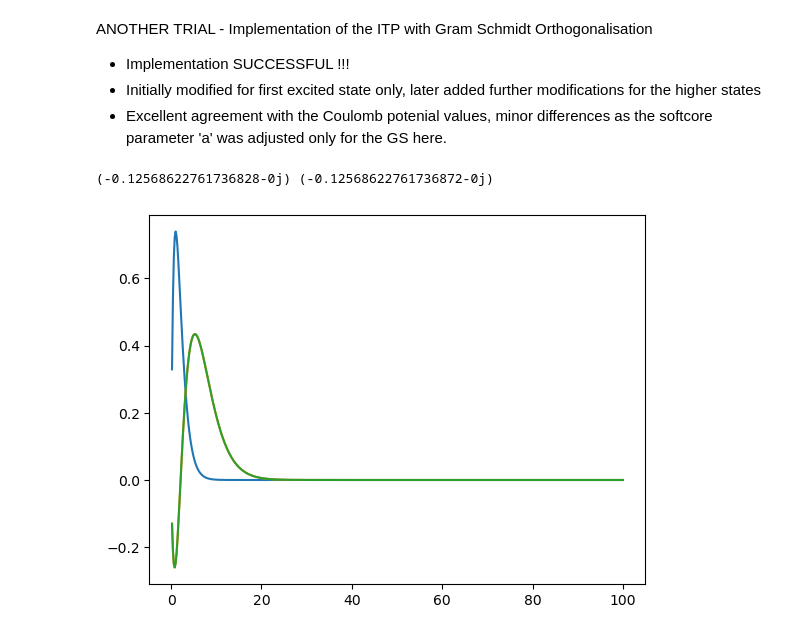
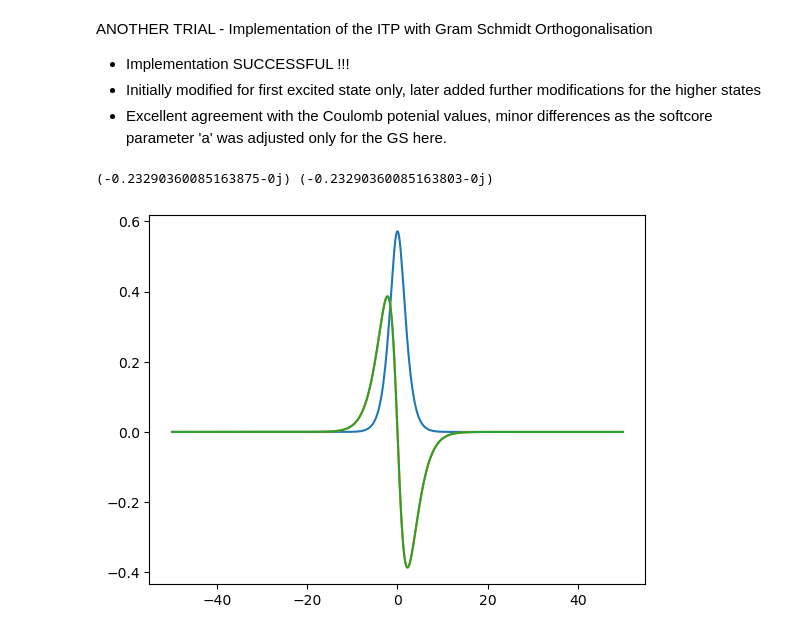
Before and after one commit to SoumyajeetMazumdar/CQMPP, a Jupyter notebook: EXAM/1_unperturbed_excited_states.ipynb, the cells around one changed output. Saved outputs shown, nothing was run; the diff lists cells and outputs as text; code cells hidden in the pictures.

```diff
--- a/EXAM/1_unperturbed_excited_states.ipynb
+++ b/EXAM/1_unperturbed_excited_states.ipynb
@@ -99,7 +91,7 @@ def thomas_algorithm(a, b, c, d):
     return x
 # %%
 # loading data from previous calculations
-a = 0.00823974609375
+a = np.load("a.npy")
 psi0 = np.load("psi0.npy") # the eigenstate till now
 
 # Constants, for the Hydrogen case, 2P
@@ -108,11 +100,11 @@ ell = 0
 desiredNodes = 2 - ell - 1 # n - l - 1
 
 # grid details
-Delta_r = 0.2
+Delta_x = 0.2
 N = 500
-r_vec = np.linspace(Delta_r, N * Delta_r, N)
+x_vec = np.linspace(-50, 50, N)
 
-V_softcore_vec = -1/np.sqrt(r_vec**2 + a**2)
+V_softcore_vec = -1/np.sqrt(x_vec**2 + a**2)
 
 # Imaginary time step (Δτ), based on the current energy level
 delta = -0.9
@@ -124,8 +116,6 @@ imagDeltaTau = (-1j*Delta_tau)
 # modifications applied to allow for higher excited state ITP
 # psi-lowers is a list here, contains all the states to be eliminated, in each iteration of the calculations
 def CN_propagation_modified2(A_pl, A_mi, psi_current , psi_lowers, r, N_iter=1000):
-
-
     A_pl_lower = get_lower(A_pl)
     A_pl_diag = get_diag(A_pl)
     A_pl_upper = get_upper(A_pl)
@@ -137,7 +127,7 @@ def CN_propagation_modified2(A_pl, A_mi, psi_current , psi_lowers, r, N_iter=100
         for psi_lower in psi_lowers:
             # print(i, len(psi_lowers))
             i+=1
-            psi_forITP = psi_forITP - project(psi_lower, psi_current, r_vec) * psi_lower
+            psi_forITP = psi_forITP - project(psi_lower, psi_current, x_vec) * psi_lower
 
         psi_ITP_propagated = thomas_algorithm(A_pl_lower, A_pl_diag, A_pl_upper, A_mi @ psi_forITP)
         psi_next = normalize(psi_ITP_propagated, r)
@@ -155,7 +145,7 @@ def CN_propagation_modified(A_pl, A_mi, psi_current, psi0, r, N_iter=1000):
 
     for i in (range(N_iter)):
         # psiOld = psi1_(0): Normalised ; psi1_(1): Normalised
-        psi_forITP = psi_current - project(psi0, psi_current, r_vec) * psi0 #psi1_(0) : GM Orthgonalised; psi1_(1) : GM Orthogonalised
+        psi_forITP = psi_current - project(psi0, psi_current, x_vec) * psi0 #psi1_(0) : GM Orthgonalised; psi1_(1) : GM Orthogonalised
 
         psi_ITP_propagated = thomas_algorithm(A_pl_lower, A_pl_diag, A_pl_upper, A_mi @ psi_forITP) #psi1_(1) ; psi1_(2)
         psi_next = normalize(psi_ITP_propagated, r) # psi1_1: Normalised ; psi1_(2): normalised
@@ -164,28 +154,28 @@ def CN_propagation_modified(A_pl, A_mi, psi_current, psi0, r, N_iter=1000):
         psi_current = psi_next # psi1_1: Normalised ; psi1_(2): Normalised
     return psi_current
 # %%
-A_pl, A_mi, H_2, M_2 = create_Apl_Ami_Heff_M2_matrices(r_vec, V_softcore_vec, Z, ell, imagDeltaTau)
+A_pl, A_mi, H_2, M_2 = create_Apl_Ami_Heff_M2_matrices(x_vec, V_softcore_vec, Z, ell, imagDeltaTau)
 
 # Initial wavefunction (guessed) for the first excited state again
 psi1 = np.random.random(N).astype(complex) #psi1_(0) : unnormalised
-psi1 = normalize(psi1, r_vec) #psi1_(0) : normalised
+psi1 = normalize(psi1, x_vec) #psi1_(0) : normalised
 
-psi1 = CN_propagation_modified(A_pl, A_mi, psi1, psi0, r_vec, N_iter = 1000)
-psi1 = normalize(psi1, r_vec)
+psi1 = CN_propagation_modified(A_pl, A_mi, psi1, psi0, x_vec, N_iter = 1000)
+psi1 = normalize(psi1, x_vec)
 
-psi1_different = CN_propagation_modified2(A_pl, A_mi, psi1, psi_lowers=[psi0], r = r_vec, N_iter=1000)
-psi1_different = normalize(psi1_different, r_vec)
+psi1_different = CN_propagation_modified2(A_pl, A_mi, psi1, psi_lowers=[psi0], r = x_vec, N_iter=1000)
+psi1_different = normalize(psi1_different, x_vec)
 
-plt.plot(r_vec, psi0)
-plt.plot(r_vec, psi1)
-plt.plot(r_vec, psi1_different)
-E1 = calc_E_withNumerov(psi1, H_2, M_2, r_vec)
-print(E1, calc_E_withNumerov(psi1_different, H_2, M_2, r_vec))
+plt.plot(x_vec, psi0)
+plt.plot(x_vec, psi1)
+plt.plot(x_vec, psi1_different)
+E1 = calc_E_withNumerov(psi1, H_2, M_2, x_vec)
+print(E1, calc_E_withNumerov(psi1_different, H_2, M_2, x_vec))
 
 np.save("psi1.npy", psi1)
 
 # alternate method to eliminate more than one lower state works for this implementation
 # %% [output]
-(-0.12568622761736828-0j) (-0.12568622761736872-0j)
+(-0.23290360085163875-0j) (-0.23290360085163803-0j)
-[figure, old version]
+[figure, new version]
 # %%
```
Also changed, not shown: parts of 3 cells of this notebook, 3 other files.
